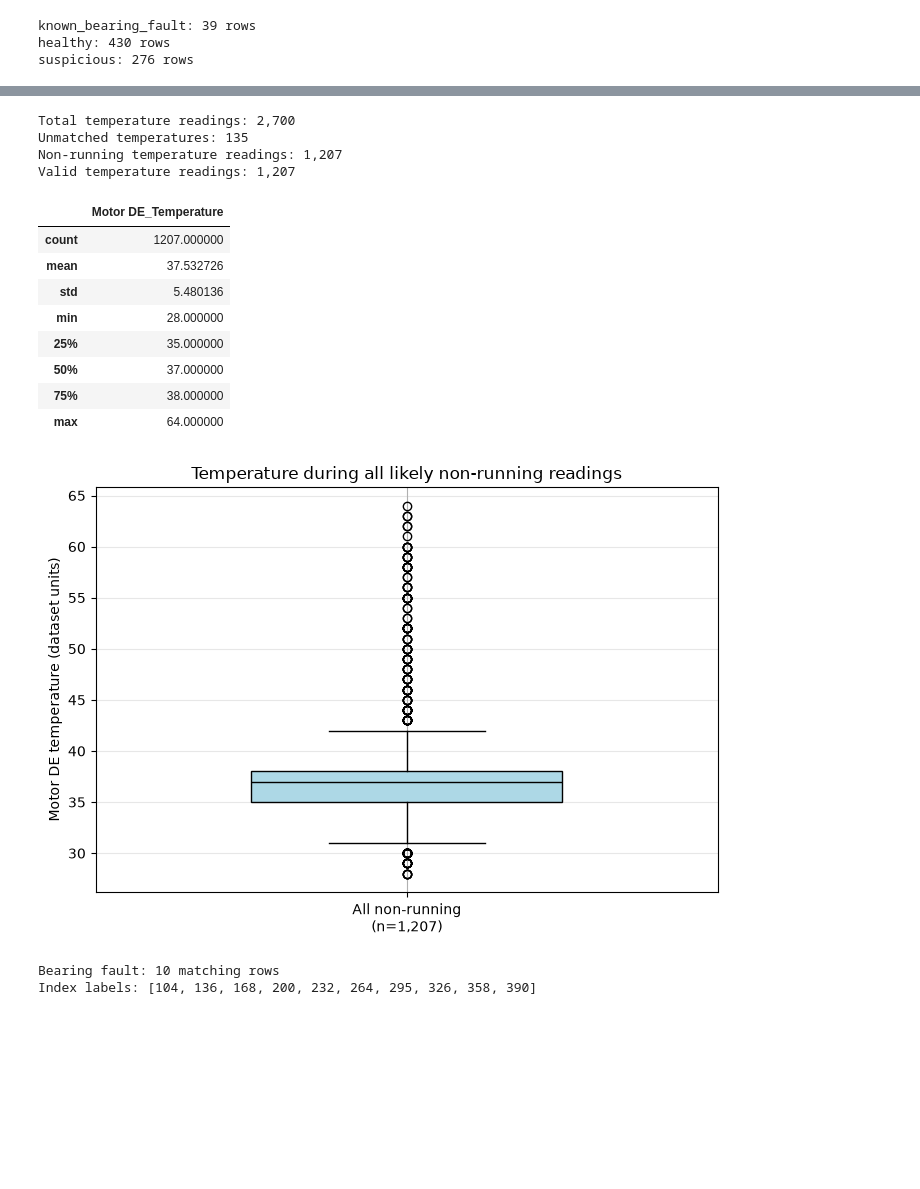
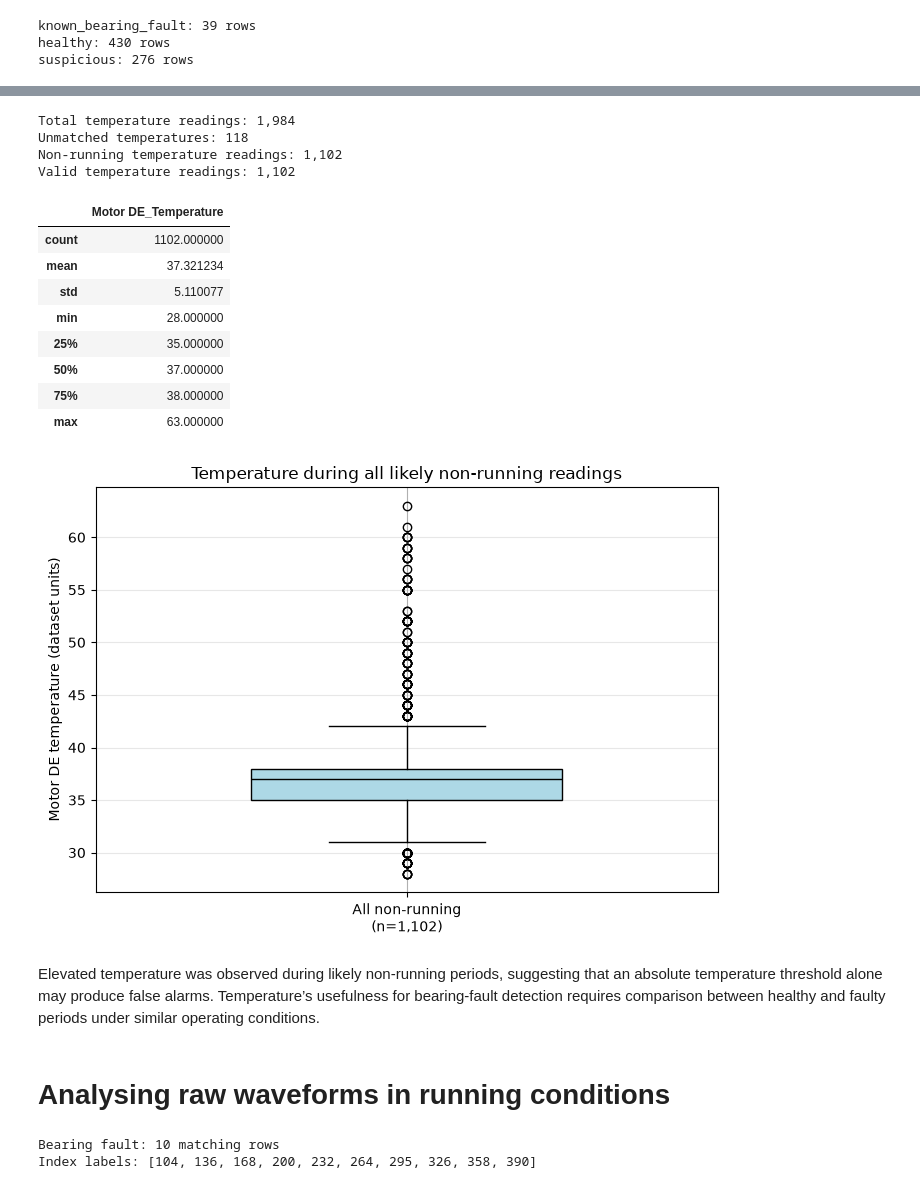
Before and after one commit to vinwann/Vinura_Wanniarachchi_AIMLEngineer_Groundup, a Jupyter notebook: Q_1_EDA.ipynb, the cells around one changed output, grey strips where cells are left out. Cells and saved outputs as stored; diff of their text form; code cells hidden in the pictures; blank space fills up the shorter version.

```diff
--- a/Q_1_EDA.ipynb
+++ b/Q_1_EDA.ipynb
@@ -304,8 +314,8 @@ Use the full dataset, including holdout dates, for this descriptive plot. Temper
 # %%
 TEMPERATURE_COL = "Motor DE_Temperature"
-NON_RUNNING_RMS_CUTOFF = 13  # Same threshold as find_active_periods above.
+NON_RUNNING_RMS_CUTOFF = 3  # Same threshold as find_active_periods above.
 
-temperature_source = df.copy()
+temperature_source = df_dev.copy()
 temperature_source["date"] = pd.to_datetime(
     temperature_source["date"], utc=True, errors="coerce"
 )
@@ -347,42 +357,46 @@ temperatures = df_non_running_temperature["temperature_value"].to_numpy(dtype=fl
 print(f"Total temperature readings: {len(temperature_records):,}")
 print(f"Unmatched temperatures: {temperature_matches['reported_rms'].isna().sum():,}")
 print(f"Non-running temperature readings: {len(df_non_running_temperature):,}")
 print(f"Valid temperature readings: {temperatures.size:,}")
 display(pd.Series(temperatures, name=TEMPERATURE_COL).describe().to_frame())
 
 fig, ax = plt.subplots(figsize=(7, 5))
 if temperatures.size == 0:
     ax.text(1, 0.5, "No valid temperature readings", ha="center",
             transform=ax.get_xaxis_transform())
 else:
     ax.boxplot(
         temperatures, positions=[1], widths=0.5,
         patch_artist=True, showfliers=True,
         boxprops={"facecolor": "lightblue"},
         medianprops={"color": "black"},
     )
 
 ax.set_xticks([1], [f"All non-running\n(n={temperatures.size:,})"])
 ax.set_ylabel("Motor DE temperature (dataset units)")
 ax.set_title("Temperature during all likely non-running readings")
 ax.grid(axis="y", alpha=0.3)
 plt.tight_layout()
 plt.show()
 # %% [output]
-Total temperature readings: 2,700
-Unmatched temperatures: 135
-Non-running temperature readings: 1,207
-Valid temperature readings: 1,207
+Total temperature readings: 1,984
+Unmatched temperatures: 118
+Non-running temperature readings: 1,102
+Valid temperature readings: 1,102
 |  | Motor DE_Temperature |
-| count | 1207.000000 |
-| mean | 37.532726 |
-| std | 5.480136 |
+| count | 1102.000000 |
+| mean | 37.321234 |
+| std | 5.110077 |
 | min | 28.000000 |
 | 25% | 35.000000 |
 | 50% | 37.000000 |
 | 75% | 38.000000 |
-| max | 64.000000 |
+| max | 63.000000 |
-[figure, old version]
+[figure, new version]
+# %% [markdown]
+Elevated temperature was observed during likely non-running periods, suggesting that an absolute temperature threshold alone may produce false alarms. Temperature’s usefulness for bearing-fault detection requires comparison between healthy and faulty periods under similar operating conditions.
+# %% [markdown]
+# Analysing raw waveforms in running conditions
 # %%
 wave_cols = [
     "Motor DE_Z Short Wave High Frequency",
```
Also changed, not shown: parts of 11 cells of this notebook.
